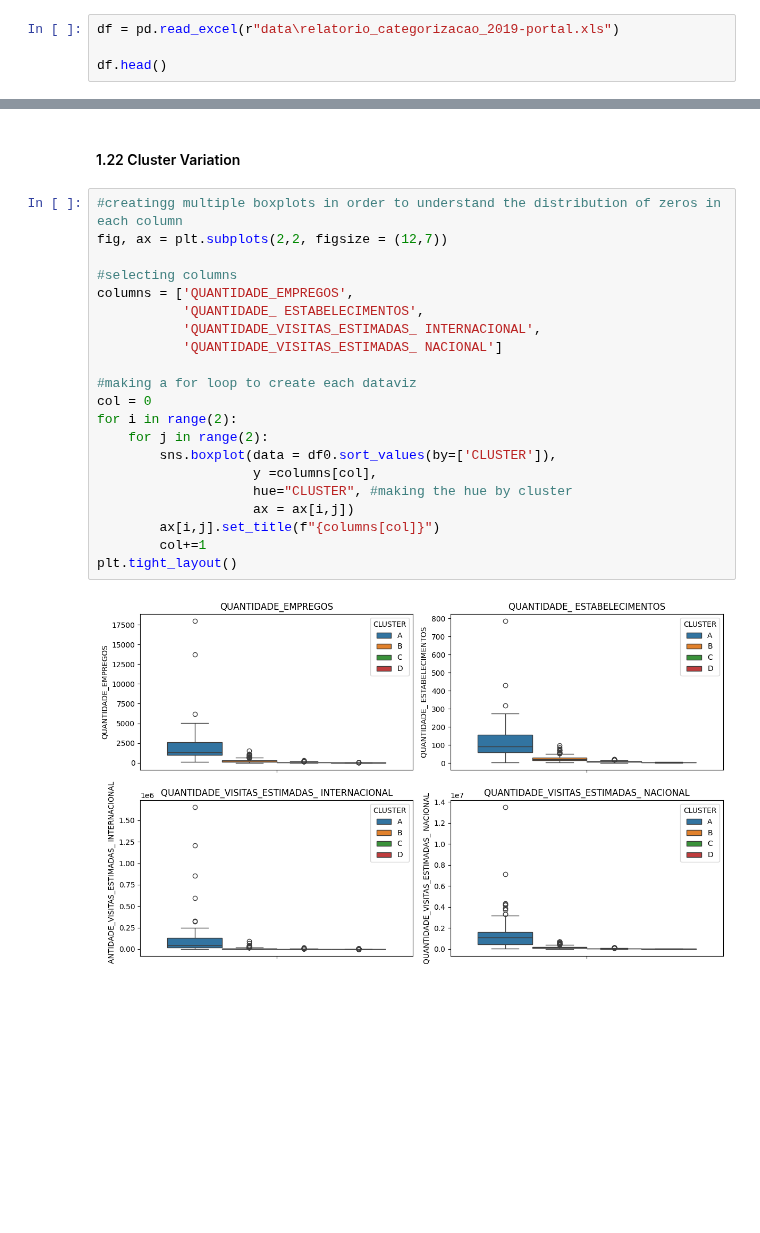
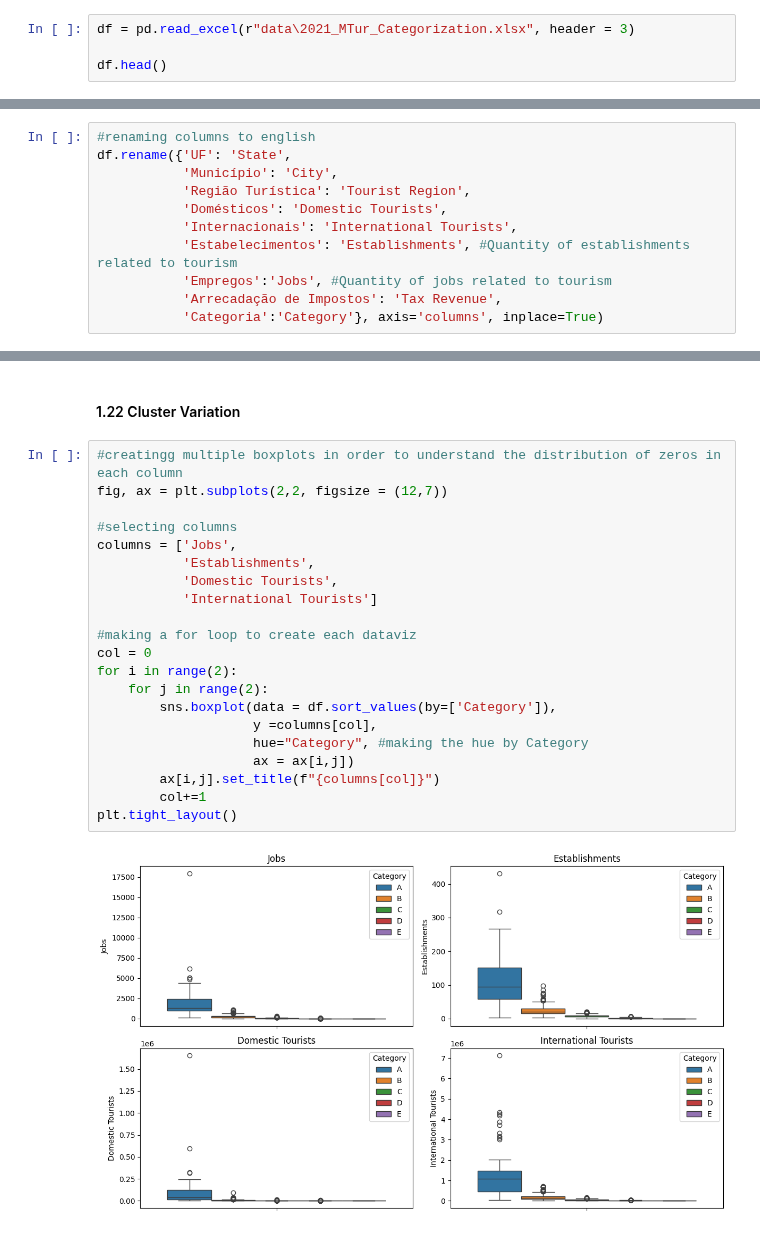
Before and after one commit to juhtolent/Brazil_Tourism, a Jupyter notebook: Exploratory Data Analysis - Tourism.ipynb, the cells around one changed output, grey strips where cells are left out. Drawn from its saved outputs; the diff is of its cells as text; blank space fills up the shorter version.

```diff
--- a/Exploratory Data Analysis - Tourism.ipynb
+++ b/Exploratory Data Analysis - Tourism.ipynb
@@ -12,7 +12,7 @@ import matplotlib.pyplot as plt
 import plotly.express as px
 import seaborn as sns
 # %%
-df = pd.read_excel(r"data\relatorio_categorizacao_2019-portal.xls")
+df = pd.read_excel(r"data\2021_MTur_Categorization.xlsx", header = 3)
 
 df.head()
 # %% [output]
@@ -25,3 +25,14 @@ df.head()
+# %%
+#renaming columns to english
+df.rename({'UF': 'State',
+           'Município': 'City',
+           'Região Turística': 'Tourist Region',
+           'Domésticos': 'Domestic Tourists',
+           'Internacionais': 'International Tourists',
+           'Estabelecimentos': 'Establishments', #Quantity of establishments related to tourism
+           'Empregos':'Jobs', #Quantity of jobs related to tourism
+           'Arrecadação de Impostos': 'Tax Revenue',
+           'Categoria':'Category'}, axis='columns', inplace=True)
 # %%
 #showcasing data types and non-null cells in each column
 df.info()
@@ -173,26 +219,26 @@ Around 68% of the original dataset was dropped with this method.
 # %%
 #creatingg multiple boxplots in order to understand the distribution of zeros in each column
 fig, ax = plt.subplots(2,2, figsize = (12,7))
 
 #selecting columns
-columns = ['QUANTIDADE_EMPREGOS',
-           'QUANTIDADE_ ESTABELECIMENTOS',
-           'QUANTIDADE_VISITAS_ESTIMADAS_ INTERNACIONAL',
-           'QUANTIDADE_VISITAS_ESTIMADAS_ NACIONAL']
+columns = ['Jobs',
+           'Establishments',
+           'Domestic Tourists',
+           'International Tourists']
 
 #making a for loop to create each dataviz
 col = 0
 for i in range(2):
     for j in range(2):
-        sns.boxplot(data = df0.sort_values(by=['CLUSTER']),
+        sns.boxplot(data = df.sort_values(by=['Category']),
                     y =columns[col],
-                    hue="CLUSTER", #making the hue by cluster
+                    hue="Category", #making the hue by Category
                     ax = ax[i,j])
         ax[i,j].set_title(f"{columns[col]}")
         col+=1
 plt.tight_layout()
 # %% [output]
-[figure, old version]
+[figure, new version]
 # %% [markdown]
 PRÓXIMOS PASSOS:
 - 1) índice, terminar
```
Also changed, not shown: parts of 18 cells of this notebook.
